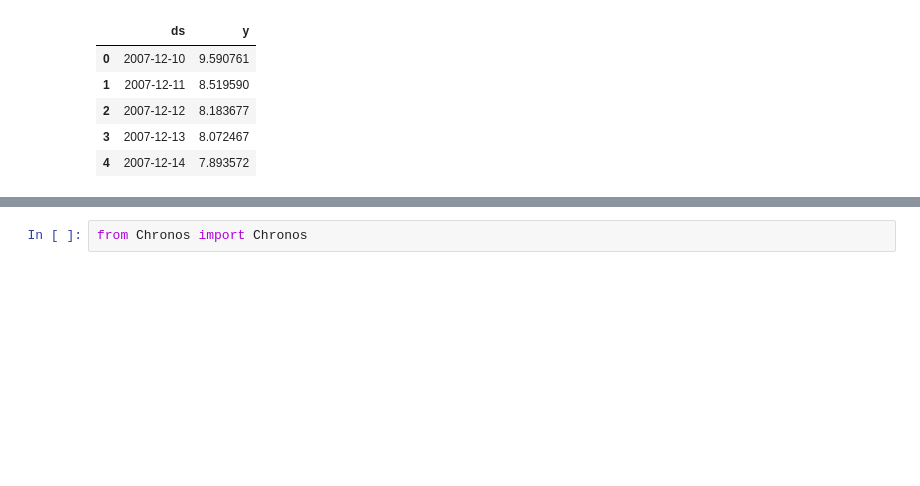
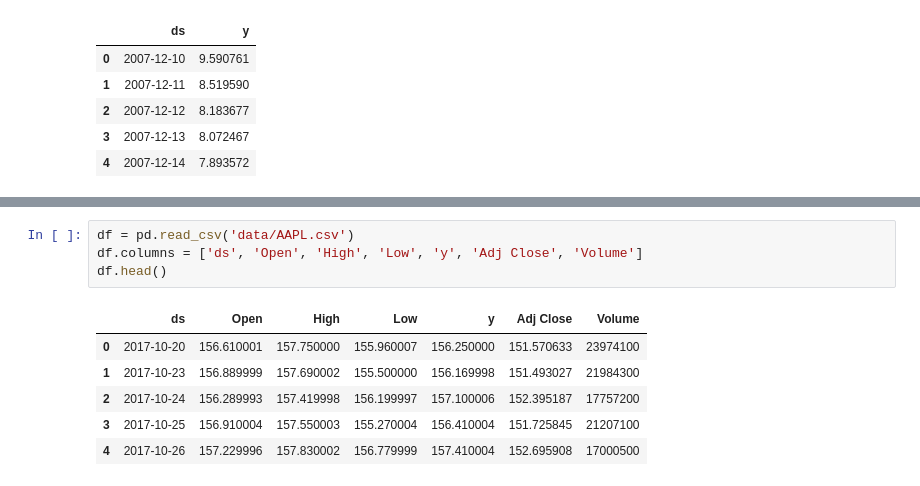
Before and after one commit to bshabashFD/Chronos, a Jupyter notebook: prototype.ipynb, the cells around one changed output, grey strips where cells are left out. Cells and saved outputs as stored; diff of their text form; blank space fills up the shorter version.

```diff
--- a/prototype.ipynb
+++ b/prototype.ipynb
@@ -28,2 +28,11 @@ To register the converters:
-# %%
-from Chronos import Chronos
+# %%
+df = pd.read_csv('data/AAPL.csv')
+df.columns = ['ds', 'Open', 'High', 'Low', 'y', 'Adj Close', 'Volume']
+df.head()
+# %% [output]
+|  | ds | Open | High | Low | y | Adj Close | Volume |
+| 0 | 2017-10-20 | 156.610001 | 157.750000 | 155.960007 | 156.250000 | 151.570633 | 23974100 |
+| 1 | 2017-10-23 | 156.889999 | 157.690002 | 155.500000 | 156.169998 | 151.493027 | 21984300 |
+| 2 | 2017-10-24 | 156.289993 | 157.419998 | 156.199997 | 157.100006 | 152.395187 | 17757200 |
+| 3 | 2017-10-25 | 156.910004 | 157.550003 | 155.270004 | 156.410004 | 151.725845 | 21207100 |
+| 4 | 2017-10-26 | 157.229996 | 157.830002 | 156.779999 | 157.410004 | 152.695908 | 17000500 |
```
Also changed, not shown: parts of 8 cells of this notebook, 11 other files.
